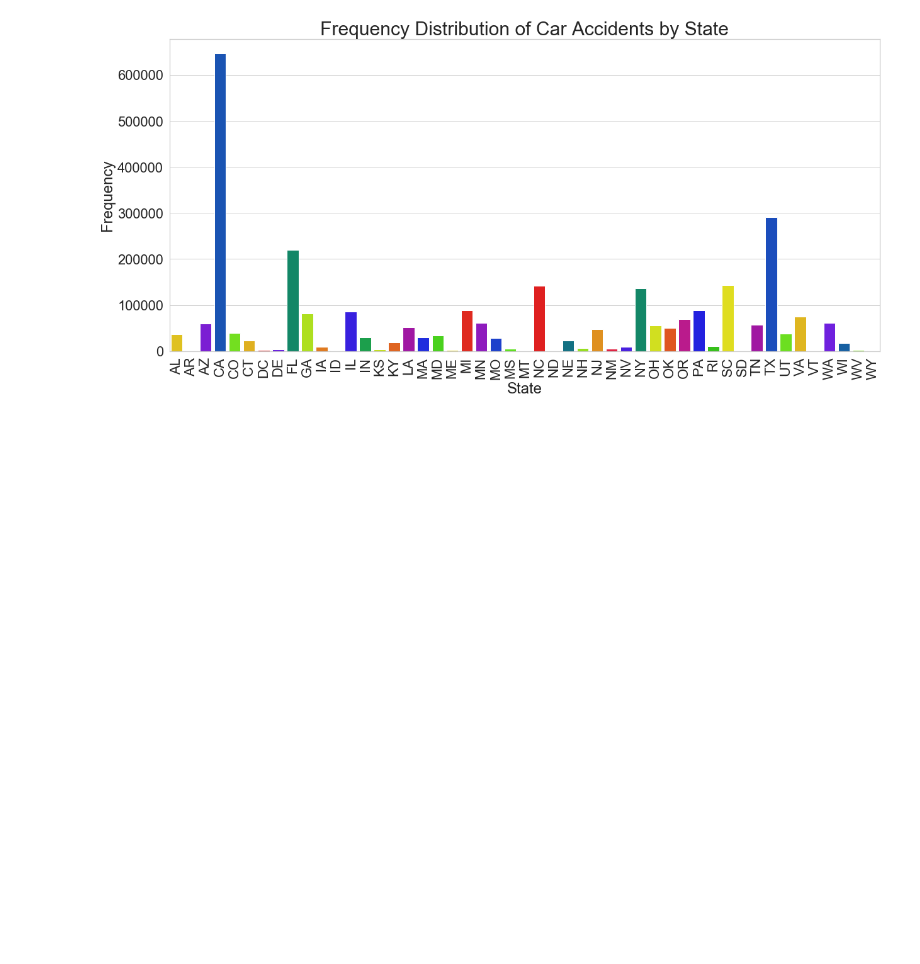
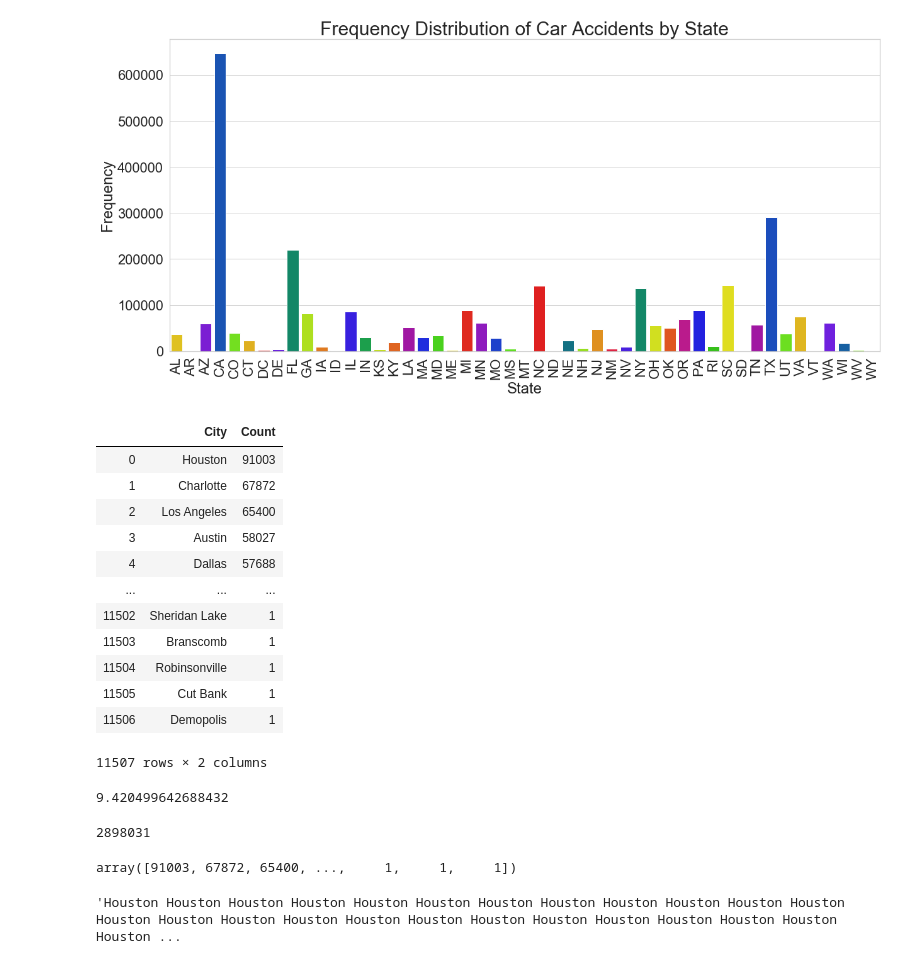
Before and after one commit to mpayumo/accident-severity-us, a Jupyter notebook: accidents-4-dummies-features.ipynb, the cells around one changed output. Drawn from its saved outputs; the diff is of its cells as text; code cells hidden in the pictures; blank space fills up the shorter version.

```diff
--- a/accidents-4-dummies-features.ipynb
+++ b/accidents-4-dummies-features.ipynb
@@ -71,3 +74,29 @@ plt.tight_layout()
 plt.savefig('img/Frequency_dist_by_state.jpg')
 # %% [output]
 [figure]
+# %%
+city_df = df.City.value_counts().to_frame()
+# %%
+city_df.reset_index(inplace=True)
+# %%
+city_df.rename(columns={'index': 'City', 'City': 'Count'}, inplace=True)
+# %%
+city_df
+# %% [output]
+|  | City | Count |
+| 0 | Houston | 91003 |
+| 1 | Charlotte | 67872 |
+| 2 | Los Angeles | 65400 |
+| 3 | Austin | 58027 |
+| 4 | Dallas | 57688 |
+| ... | ... | ... |
+| 11502 | Sheridan Lake | 1 |
+| 11503 | Branscomb | 1 |
+| 11504 | Robinsonville | 1 |
+| 11505 | Cut Bank | 1 |
+| 11506 | Demopolis | 1 |
+11507 rows × 2 columns
+# %%
+(91003/2898031) * 300
+# %% [output]
+9.420499642688432
@@ -73,0 +105,25 @@ plt.savefig('img/Frequency_dist_by_state.jpg')
+# %%
+total_acc
+# %% [output]
+2898031
+# %%
+city_df.Count.values
+# %% [output]
+array([91003, 67872, 65400, ...,     1,     1,     1])
+# %%
+test_string = ''
+couples = []
+for city, count in zip(city_df.City.values, city_df.Count.values):
+    if len(city.split(' ')) >= 2:
+        weight = int((count/total_acc) * 1000)
+        wrapper = textwrap.TextWrapper(width=30)
+        new_city = wrapper.wrap(text=city)
+        couples += new_city * weight
+#         list1.append((city * weight)
+    else:
+        weight = int((count/total_acc) * 1000)
+        word = (city + ' ') * weight
+        test_string += word
+test_string
+# %% [output]
+'Houston Houston Houston Houston Houston Houston Houston Houston Houston Houston Houston Houston Houston Houston Houston Houston Houston Houston Houston Houston Houston Houston Houston Houston Houston ...
```
Also changed, not shown: parts of 11 cells of this notebook.
